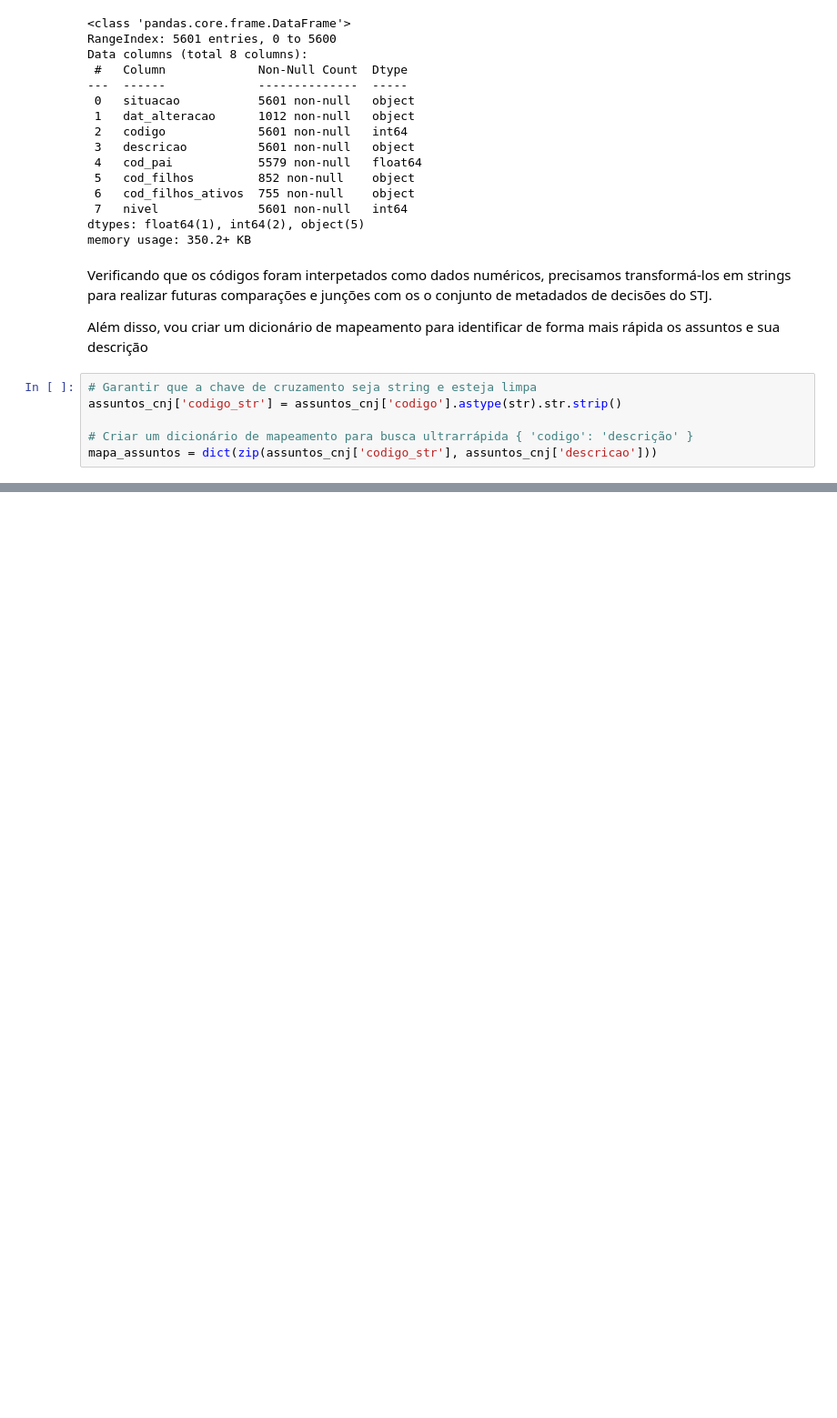
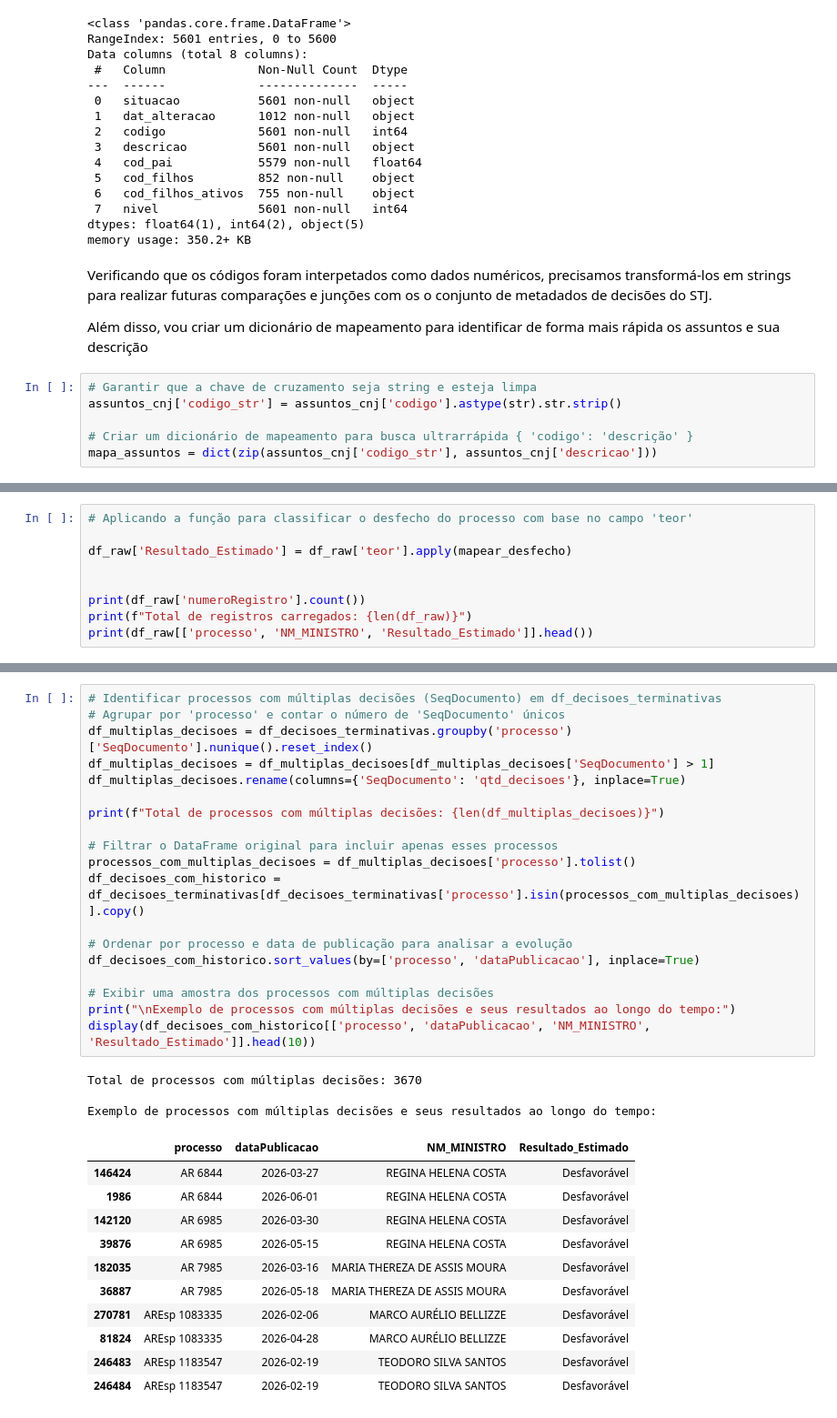
Before and after one commit to rafaeldebarros/MVP_machine_learning, a Jupyter notebook: MVP_ML_DL.ipynb, the cells around one changed output, grey strips where cells are left out. Shown at 91% size. Drawn from its saved outputs; the diff is of its cells as text; blank space fills up the shorter version.

```diff
--- a/MVP_ML_DL.ipynb
+++ b/MVP_ML_DL.ipynb
@@ -953,0 +381,9 @@ plt.show()
+# %%
+# Aplicando a função para classificar o desfecho do processo com base no campo 'teor'
+
+df_raw['Resultado_Estimado'] = df_raw['teor'].apply(mapear_desfecho)
+
+
+print(df_raw['numeroRegistro'].count())
+print(f"Total de registros carregados: {len(df_raw)}")
+print(df_raw[['processo', 'NM_MINISTRO', 'Resultado_Estimado']].head())
@@ -953,0 +968,34 @@ plt.show()
+# %%
+# Identificar processos com múltiplas decisões (SeqDocumento) em df_decisoes_terminativas
+# Agrupar por 'processo' e contar o número de 'SeqDocumento' únicos
+df_multiplas_decisoes = df_decisoes_terminativas.groupby('processo')['SeqDocumento'].nunique().reset_index()
+df_multiplas_decisoes = df_multiplas_decisoes[df_multiplas_decisoes['SeqDocumento'] > 1]
+df_multiplas_decisoes.rename(columns={'SeqDocumento': 'qtd_decisoes'}, inplace=True)
+
+print(f"Total de processos com múltiplas decisões: {len(df_multiplas_decisoes)}")
+
+# Filtrar o DataFrame original para incluir apenas esses processos
+processos_com_multiplas_decisoes = df_multiplas_decisoes['processo'].tolist()
+df_decisoes_com_historico = df_decisoes_terminativas[df_decisoes_terminativas['processo'].isin(processos_com_multiplas_decisoes)].copy()
+
+# Ordenar por processo e data de publicação para analisar a evolução
+df_decisoes_com_historico.sort_values(by=['processo', 'dataPublicacao'], inplace=True)
+
+# Exibir uma amostra dos processos com múltiplas decisões
+print("\nExemplo de processos com múltiplas decisões e seus resultados ao longo do tempo:")
+display(df_decisoes_com_historico[['processo', 'dataPublicacao', 'NM_MINISTRO', 'Resultado_Estimado']].head(10))
+# %% [output]
+Total de processos com múltiplas decisões: 3670
+
+Exemplo de processos com múltiplas decisões e seus resultados ao longo do tempo:
+|  | processo | dataPublicacao | NM_MINISTRO | Resultado_Estimado |
+| 146424 | AR 6844 | 2026-03-27 | REGINA HELENA COSTA | Desfavorável |
+| 1986 | AR 6844 | 2026-06-01 | REGINA HELENA COSTA | Desfavorável |
+| 142120 | AR 6985 | 2026-03-30 | REGINA HELENA COSTA | Desfavorável |
+| 39876 | AR 6985 | 2026-05-15 | REGINA HELENA COSTA | Desfavorável |
+| 182035 | AR 7985 | 2026-03-16 | MARIA THEREZA DE ASSIS MOURA | Desfavorável |
+| 36887 | AR 7985 | 2026-05-18 | MARIA THEREZA DE ASSIS MOURA | Desfavorável |
+| 270781 | AREsp 1083335 | 2026-02-06 | MARCO AURÉLIO BELLIZZE | Desfavorável |
+| 81824 | AREsp 1083335 | 2026-04-28 | MARCO AURÉLIO BELLIZZE | Desfavorável |
+| 246483 | AREsp 1183547 | 2026-02-19 | TEODORO SILVA SANTOS | Desfavorável |
+| 246484 | AREsp 1183547 | 2026-02-19 | TEODORO SILVA SANTOS | Desfavorável |
```
Also changed, not shown: parts of 80 cells of this notebook.
